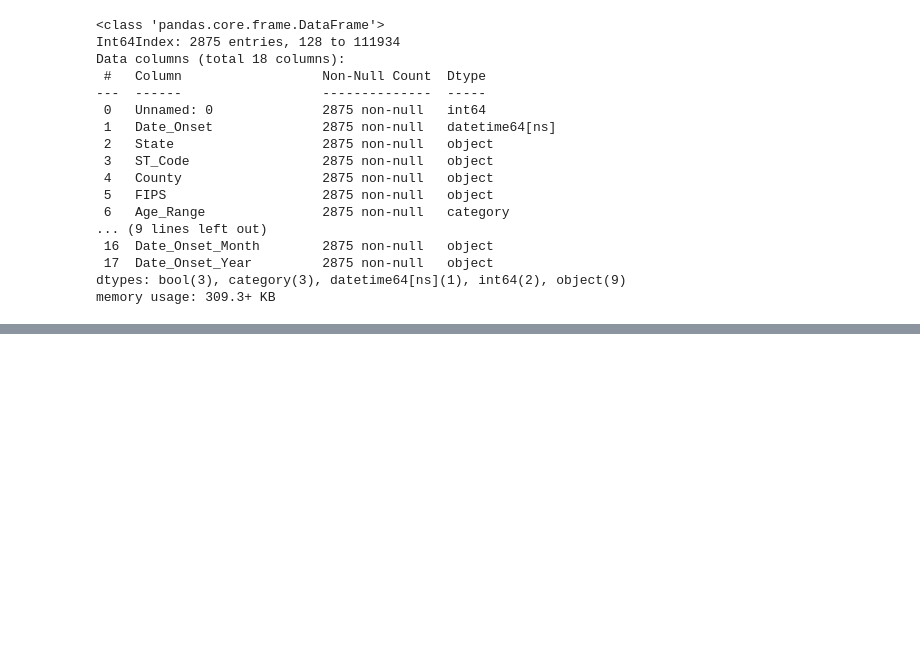
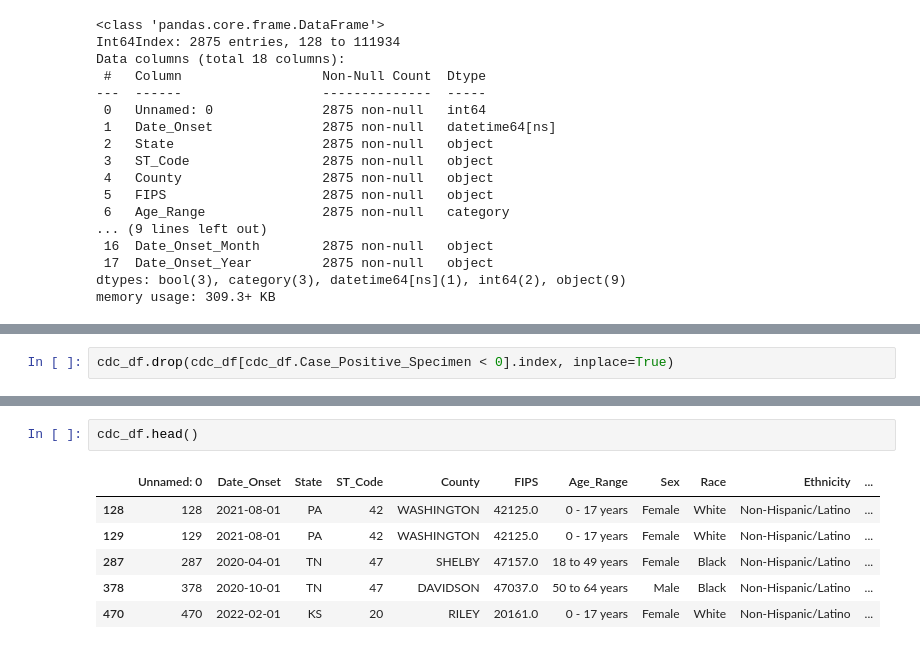
Before and after one commit to momentarypause/COVID_Death_Analysis, a Jupyter notebook: database/ETL_T&L.ipynb, the cells around one changed output, grey strips where cells are left out. Saved outputs shown, nothing was run; the diff lists cells and outputs as text; blank space fills up the shorter version.

```diff
--- a/database/ETL_T&L.ipynb
+++ b/database/ETL_T&L.ipynb
@@ -331,0 +435,2 @@ dtype: int64
+# %%
+cdc_df.drop(cdc_df[cdc_df.Case_Positive_Specimen < 0].index, inplace=True)
@@ -331,0 +451,9 @@ dtype: int64
+# %%
+cdc_df.head()
+# %% [output]
+|  | Unnamed: 0 | Date_Onset | State | ST_Code | County | FIPS | Age_Range | Sex | Race | Ethnicity | ... |
+| 128 | 128 | 2021-08-01 | PA | 42 | WASHINGTON | 42125.0 | 0 - 17 years | Female | White | Non-Hispanic/Latino | ... |
+| 129 | 129 | 2021-08-01 | PA | 42 | WASHINGTON | 42125.0 | 0 - 17 years | Female | White | Non-Hispanic/Latino | ... |
+| 287 | 287 | 2020-04-01 | TN | 47 | SHELBY | 47157.0 | 18 to 49 years | Female | Black | Non-Hispanic/Latino | ... |
+| 378 | 378 | 2020-10-01 | TN | 47 | DAVIDSON | 47037.0 | 50 to 64 years | Male | Black | Non-Hispanic/Latino | ... |
+| 470 | 470 | 2022-02-01 | KS | 20 | RILEY | 20161.0 | 0 - 17 years | Female | White | Non-Hispanic/Latino | ... |
```
Also changed, not shown: parts of 23 cells of this notebook, 12 other files.
